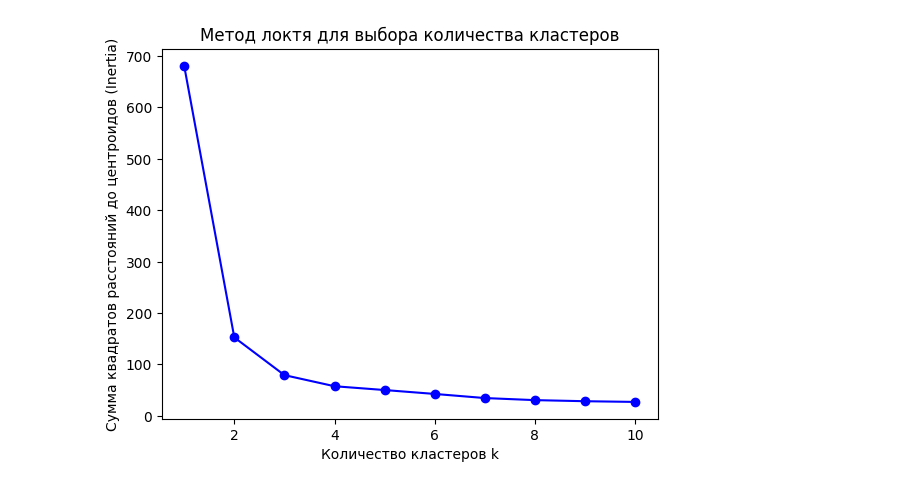
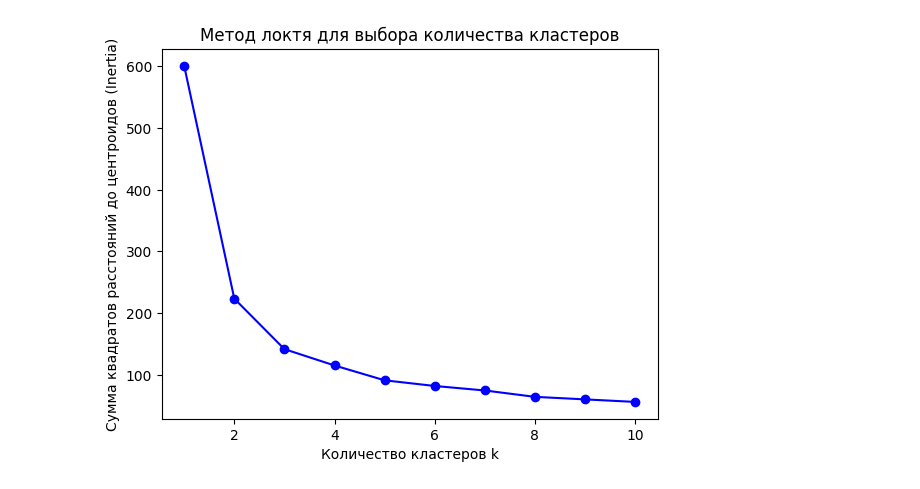
Before and after one commit to vladocrat/ML, a Jupyter notebook: lab3/main.ipynb, the cells around one changed output. Saved outputs shown, nothing was run; the diff lists cells and outputs as text; code cells hidden in the pictures.

```diff
--- a/lab3/main.ipynb
+++ b/lab3/main.ipynb
@@ -14,18 +13,22 @@ import seaborn as sns
 # %%
+scaler = StandardScaler()
+features = scaler.fit_transform(features)
+
 inertia = []
 K = range(1, 11)
 for k in K:
-    kmeans = KMeans(n_clusters=k, random_state=0)
+    kmeans = KMeans(n_clusters=k, random_state=420)
     kmeans.fit(features)
     inertia.append(kmeans.inertia_)
+
 
 plt.plot(K, inertia, 'bo-')
 plt.xlabel('Количество кластеров k')
 plt.ylabel('Сумма квадратов расстояний до центроидов (Inertia)')
 plt.title('Метод локтя для выбора количества кластеров')
 plt.show()
 # %% [output]
-[figure, old version]
+[figure, new version]
 # %%
 def plotClusters(cluster_type, values, title, ix):
     plt.figure(figsize=(15, 5))
```
Also changed, not shown: parts of 6 cells of this notebook.
